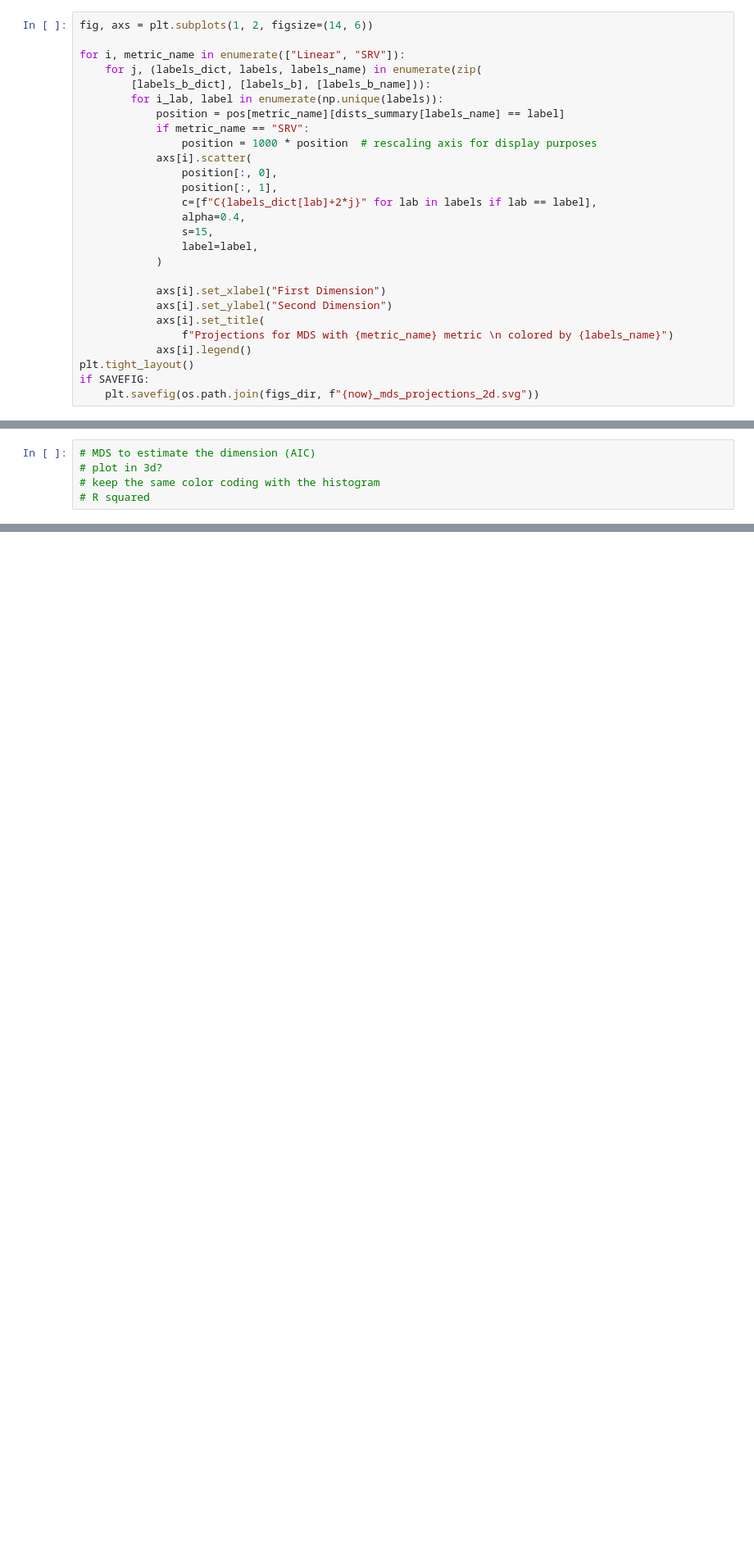
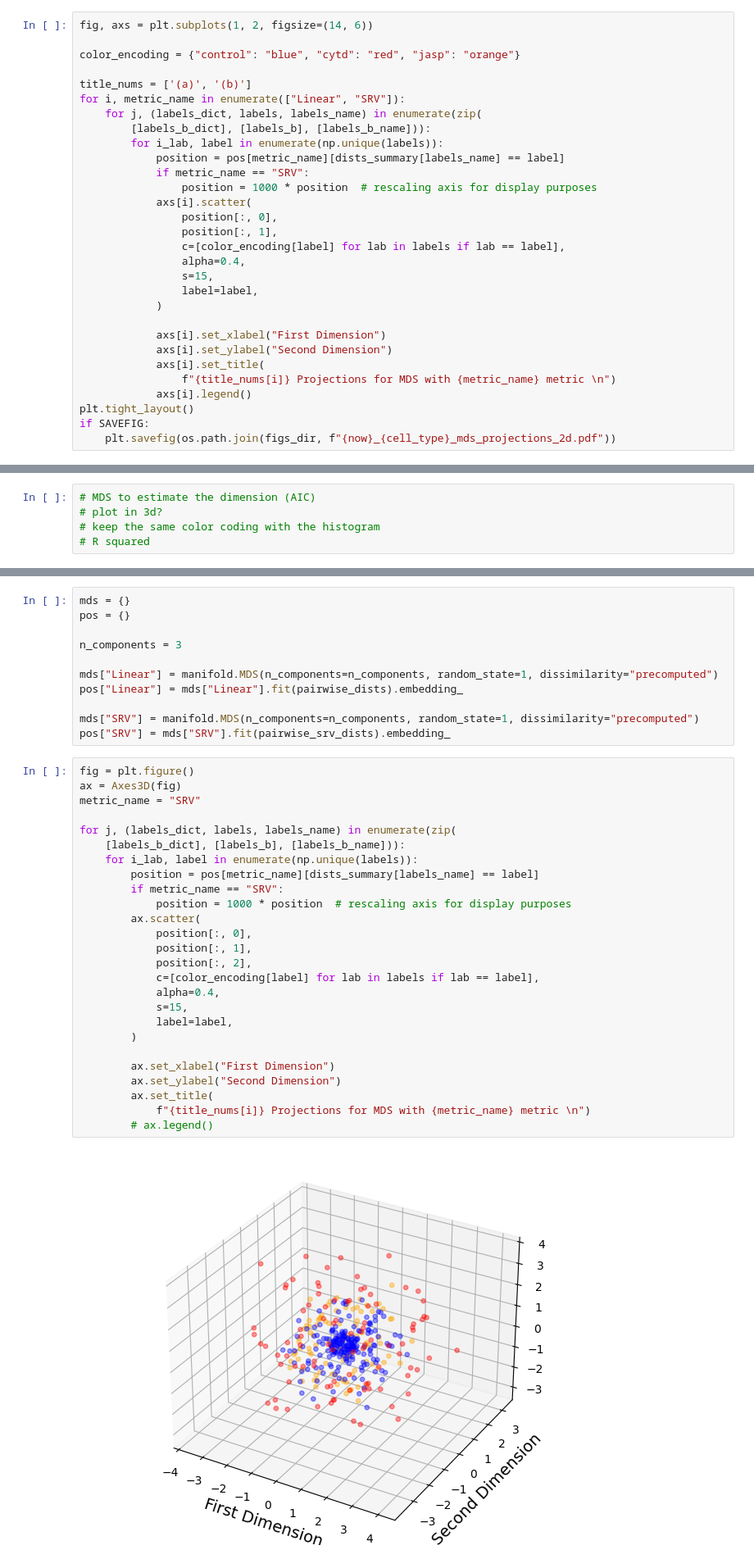
Before and after one commit to wxli0/dyn, a Jupyter notebook: dyn/notebooks/explore_dimension_reduction_dunn.ipynb, the cells around one changed output, grey strips where cells are left out. Shown at 82% size. Saved outputs shown, nothing was run; the diff lists cells and outputs as text; blank space fills up the shorter version.

Commit message:
unified the plots, added stress calculation for MDS

```diff
--- a/dyn/notebooks/explore_dimension_reduction_dunn.ipynb
+++ b/dyn/notebooks/explore_dimension_reduction_dunn.ipynb
@@ -421,6 +429,9 @@ pos["SRV"] = mds["SRV"].fit(pairwise_srv_dists).embedding_
 # %%
 fig, axs = plt.subplots(1, 2, figsize=(14, 6))
 
+color_encoding = {"control": "blue", "cytd": "red", "jasp": "orange"}
+
+title_nums = ['(a)', '(b)']
 for i, metric_name in enumerate(["Linear", "SRV"]):
     for j, (labels_dict, labels, labels_name) in enumerate(zip(
         [labels_b_dict], [labels_b], [labels_b_name])):
@@ -431,7 +442,7 @@ for i, metric_name in enumerate(["Linear", "SRV"]):
             axs[i].scatter(
                 position[:, 0],
                 position[:, 1],
-                c=[f"C{labels_dict[lab]+2*j}" for lab in labels if lab == label],
+                c=[color_encoding[label] for lab in labels if lab == label],
                 alpha=0.4,
                 s=15,
                 label=label,
@@ -440,11 +451,11 @@ for i, metric_name in enumerate(["Linear", "SRV"]):
             axs[i].set_xlabel("First Dimension")
             axs[i].set_ylabel("Second Dimension")
             axs[i].set_title(
-                f"Projections for MDS with {metric_name} metric \n colored by {labels_name}")
+                f"{title_nums[i]} Projections for MDS with {metric_name} metric \n")
             axs[i].legend()
 plt.tight_layout()
 if SAVEFIG:
-    plt.savefig(os.path.join(figs_dir, f"{now}_mds_projections_2d.svg"))
+    plt.savefig(os.path.join(figs_dir, f"{now}_{cell_type}_mds_projections_2d.pdf"))
 # %% [output]
 [drawing not drawn]
 # %%
@@ -454,0 +474,39 @@ if SAVEFIG:
+# %%
+mds = {}
+pos = {}
+
+n_components = 3
+
+mds["Linear"] = manifold.MDS(n_components=n_components, random_state=1, dissimilarity="precomputed")
+pos["Linear"] = mds["Linear"].fit(pairwise_dists).embedding_
+
+mds["SRV"] = manifold.MDS(n_components=n_components, random_state=1, dissimilarity="precomputed")
+pos["SRV"] = mds["SRV"].fit(pairwise_srv_dists).embedding_
+# %%
+fig = plt.figure()
+ax = Axes3D(fig)
+metric_name = "SRV"
+
+for j, (labels_dict, labels, labels_name) in enumerate(zip(
+    [labels_b_dict], [labels_b], [labels_b_name])):
+    for i_lab, label in enumerate(np.unique(labels)):
+        position = pos[metric_name][dists_summary[labels_name] == label]
+        if metric_name == "SRV":
+            position = 1000 * position  # rescaling axis for display purposes
+        ax.scatter(
+            position[:, 0],
+            position[:, 1],
+            position[:, 2],
+            c=[color_encoding[label] for lab in labels if lab == label],
+            alpha=0.4,
+            s=15,
+            label=label,
+        )
+
+        ax.set_xlabel("First Dimension")
+        ax.set_ylabel("Second Dimension")
+        ax.set_title(
+            f"{title_nums[i]} Projections for MDS with {metric_name} metric \n")
+        # ax.legend()
+# %% [output]
+[figure, added]
```
Also changed, not shown: parts of 8 cells of this notebook, 5 other files.
